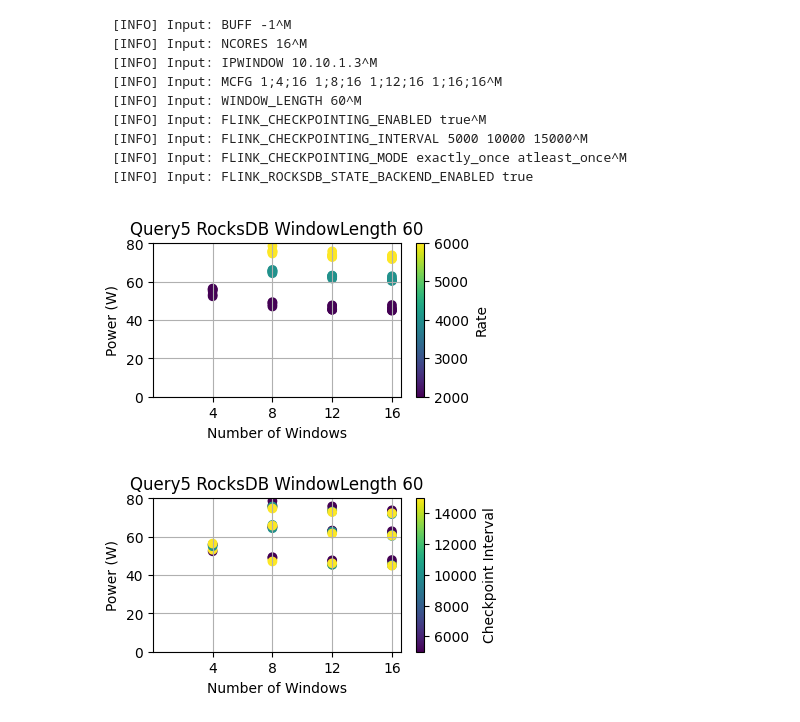
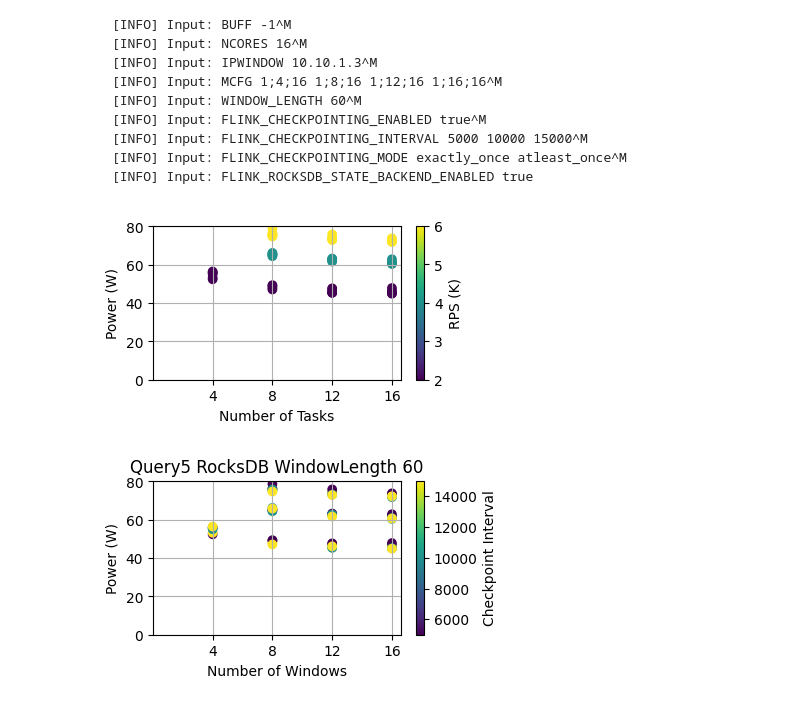
Before and after one commit to EEStrmCmptng/dataset, a Jupyter notebook: micro/query5/different_checkpoint/rocksdb/windowlength60/graph.ipynb, the cells around one changed output. Cells and saved outputs as stored; diff of their text form; code cells hidden in the pictures.

```diff
--- a/micro/query5/different_checkpoint/rocksdb/windowlength60/graph.ipynb
+++ b/micro/query5/different_checkpoint/rocksdb/windowlength60/graph.ipynb
@@ -5,4 +5,5 @@ import matplotlib.pylab as plt
 
 d = pd.read_csv("combined.csv")
 d2 = d[(d['SourcenumRecordsOutPerSecond_avg'] >= (d['rate'] * 0.95))]
+d2['ratek'] = d2['rate']/1000
 # %% [output]
@@ -34,17 +33,18 @@ please provide us feedback at https://github.com/pandas-dev/pandas/issues/54466
 ~~~
 # %%
 plt.figure(figsize=(4,2))
-plt.scatter(d2['nwindows'], d2['pkg_watts_avg'], c=d2['rate'], cmap='viridis')
-plt.colorbar(label='Rate')
+plt.scatter(d2['nwindows'], d2['pkg_watts_avg'], c=d2['ratek'], cmap='viridis')
+plt.colorbar(label='RPS (K)')
 plt.xticks(d2.nwindows.unique())
-plt.xlabel('Number of Windows')
+plt.xlabel('Number of Tasks')
 plt.ylabel('Power (W)')
-plt.title('Query5 RocksDB WindowLength 60')
+#plt.title('Query5 RocksDB WindowLength 60')
 plt.ylim(bottom=0)
 plt.xlim(left=0)
 plt.grid()
+plt.savefig('q5wl60checkpoints.pdf', bbox_inches='tight')
 # %% [output]
-[figure, old version]
+[figure, new version]
 # %%
 plt.figure(figsize=(4,2))
 plt.scatter(d2['nwindows'], d2['pkg_watts_avg'], c=d2['CheckpointInterval'], cmap='viridis')
```
Also changed, not shown: parts of 3 cells of this notebook, 10 other files.
